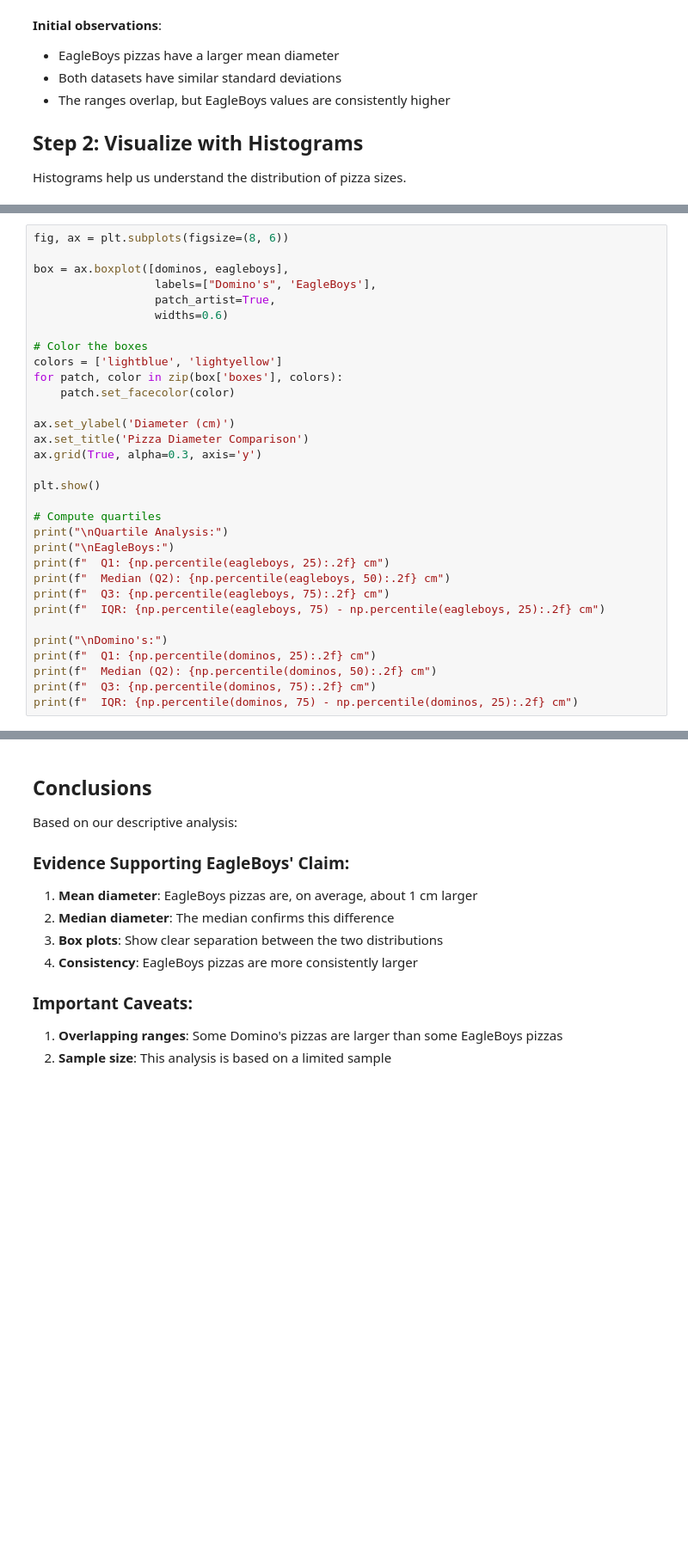
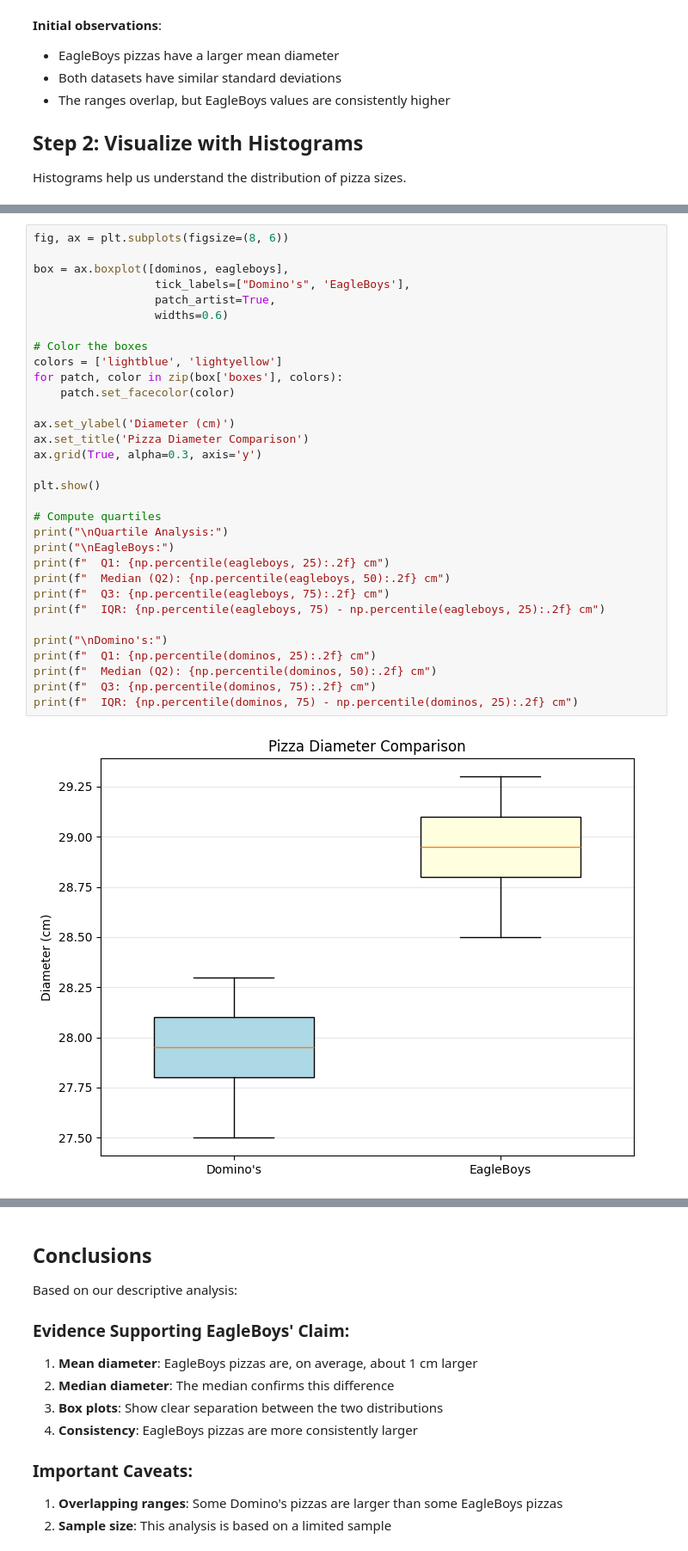
Before and after one commit to chebil/stat, a Jupyter notebook: part1/ch01_australian_pizzas.ipynb, the cells around one changed output, grey strips where cells are left out. Shown at 86% size. Cells and saved outputs as stored; diff of their text form; blank space fills up the shorter version.

```diff
--- a/part1/ch01_australian_pizzas.ipynb
+++ b/part1/ch01_australian_pizzas.ipynb
@@ -128,31 +111,33 @@ Box plots make it easy to compare the two distributions side-by-side.
 fig, ax = plt.subplots(figsize=(8, 6))
 
 box = ax.boxplot([dominos, eagleboys],
-                  labels=["Domino's", 'EagleBoys'],
+                  tick_labels=["Domino's", 'EagleBoys'],
                   patch_artist=True,
                   widths=0.6)
 
 # Color the boxes
 colors = ['lightblue', 'lightyellow']
 for patch, color in zip(box['boxes'], colors):
     patch.set_facecolor(color)
 
 ax.set_ylabel('Diameter (cm)')
 ax.set_title('Pizza Diameter Comparison')
 ax.grid(True, alpha=0.3, axis='y')
 
 plt.show()
 
 # Compute quartiles
 print("\nQuartile Analysis:")
 print("\nEagleBoys:")
 print(f"  Q1: {np.percentile(eagleboys, 25):.2f} cm")
 print(f"  Median (Q2): {np.percentile(eagleboys, 50):.2f} cm")
 print(f"  Q3: {np.percentile(eagleboys, 75):.2f} cm")
 print(f"  IQR: {np.percentile(eagleboys, 75) - np.percentile(eagleboys, 25):.2f} cm")
 
 print("\nDomino's:")
 print(f"  Q1: {np.percentile(dominos, 25):.2f} cm")
 print(f"  Median (Q2): {np.percentile(dominos, 50):.2f} cm")
 print(f"  Q3: {np.percentile(dominos, 75):.2f} cm")
 print(f"  IQR: {np.percentile(dominos, 75) - np.percentile(dominos, 25):.2f} cm")
+# %% [output]
+[figure, added]
```
Also changed, not shown: parts of 21 cells of this notebook, 41 other files.
